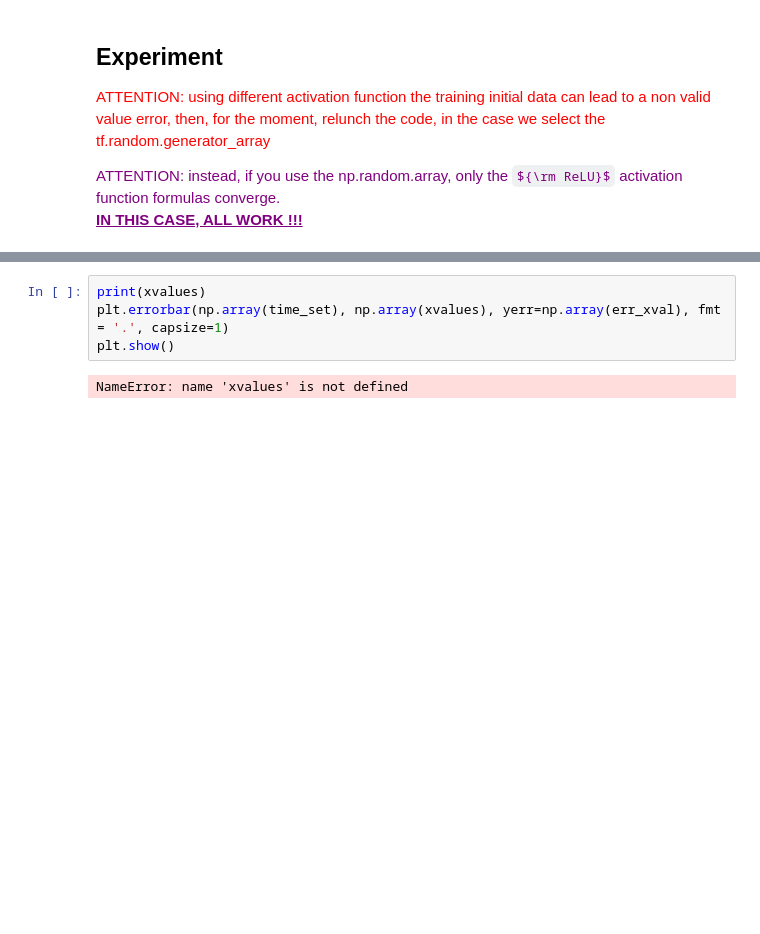
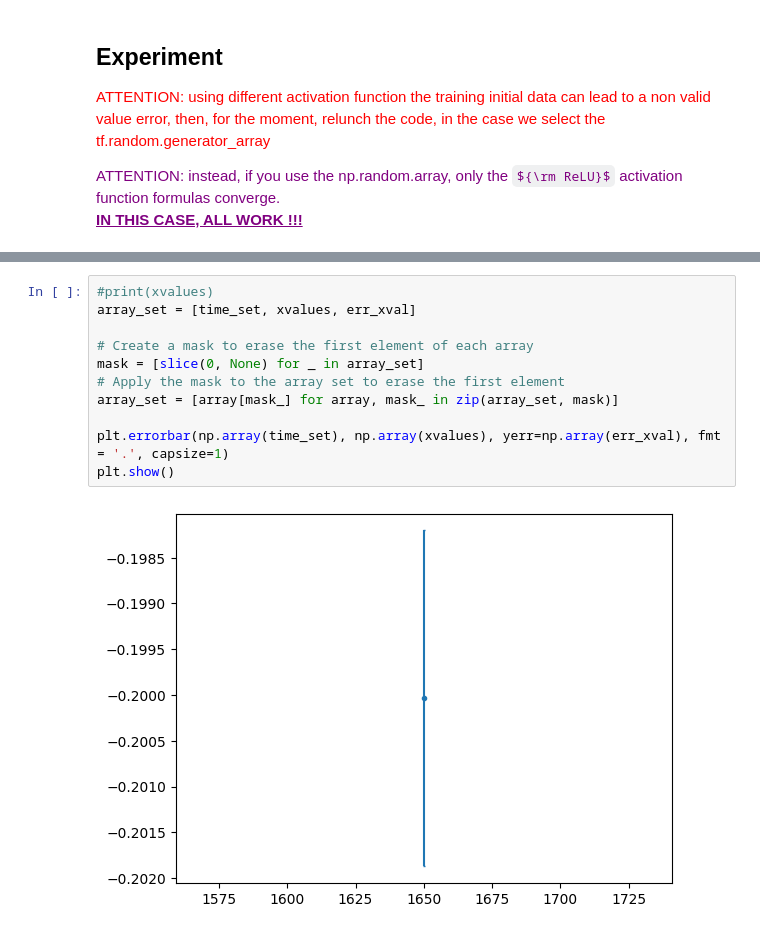
Before and after one commit to Manuel1711/Neural-Networks, a Jupyter notebook: NN_Gaussian.ipynb, the cells around one changed output, grey strips where cells are left out. Cells and saved outputs as stored; diff of their text form; some formulas as TeX source; blank space fills up the shorter version.

```diff
--- a/NN_Gaussian.ipynb
+++ b/NN_Gaussian.ipynb
@@ -923,6 +926,13 @@ for i in tqdm(range(30), desc="Progress", ncols=100):
 # %%
-print(xvalues)
+#print(xvalues)
+array_set = [time_set, xvalues, err_xval]
+
+# Create a mask to erase the first element of each array
+mask = [slice(0, None) for _ in array_set]
+# Apply the mask to the array set to erase the first element
+array_set = [array[mask_] for array, mask_ in zip(array_set, mask)]
+
 plt.errorbar(np.array(time_set), np.array(xvalues), yerr=np.array(err_xval), fmt = '.', capsize=1)
 plt.show()
 # %% [output]
-NameError: name 'xvalues' is not defined
+[figure, added]
```
Also changed, not shown: parts of 5 cells of this notebook.
